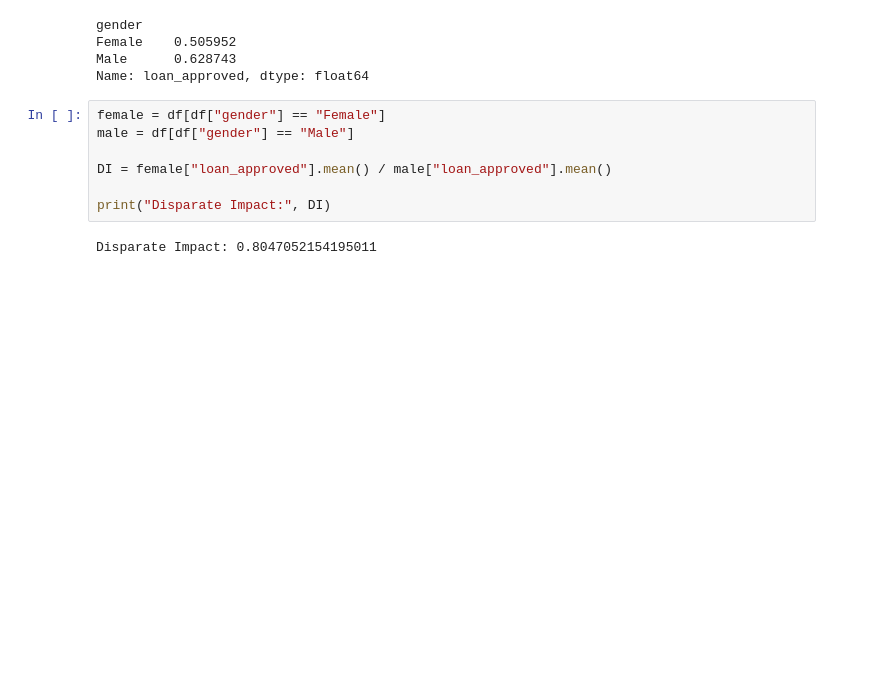
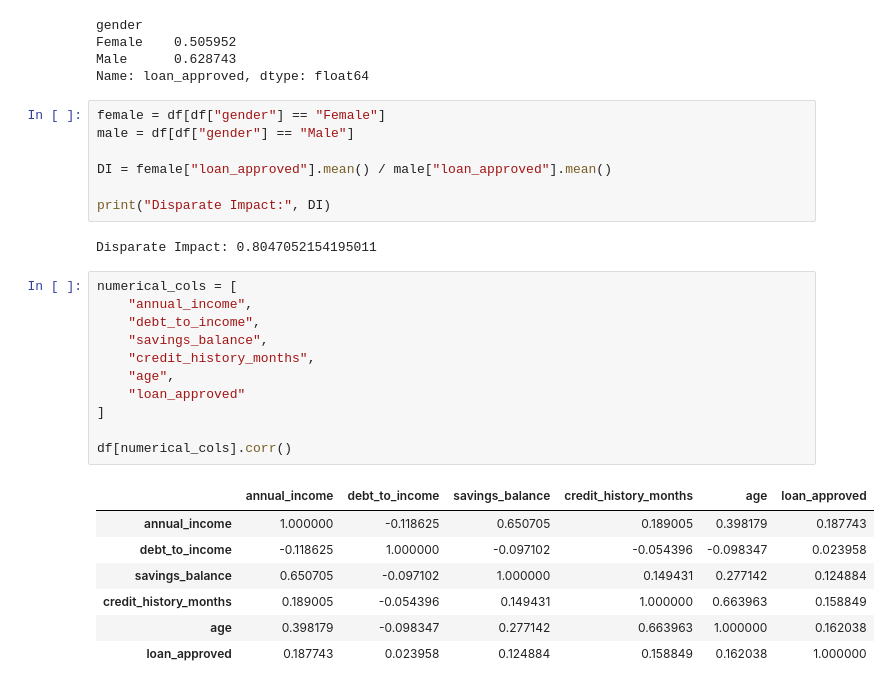
Before and after one commit to JonasKnosp/dego-project-team11-TXC, a Jupyter notebook: notebooks/02-bias-analysis.ipynb, the cells around one changed output. Cells and saved outputs as stored; diff of their text form; blank space fills up the shorter version.

```diff
--- a/notebooks/02-bias-analysis.ipynb
+++ b/notebooks/02-bias-analysis.ipynb
@@ -41,3 +41,22 @@ DI = female["loan_approved"].mean() / male["loan_approved"].mean()
 print("Disparate Impact:", DI)
 # %% [output]
 Disparate Impact: 0.8047052154195011
+# %%
+numerical_cols = [
+    "annual_income",
+    "debt_to_income",
+    "savings_balance",
+    "credit_history_months",
+    "age",
+    "loan_approved"
+]
+
+df[numerical_cols].corr()
+# %% [output]
+|  | annual_income | debt_to_income | savings_balance | credit_history_months | age | loan_approved |
+| annual_income | 1.000000 | -0.118625 | 0.650705 | 0.189005 | 0.398179 | 0.187743 |
+| debt_to_income | -0.118625 | 1.000000 | -0.097102 | -0.054396 | -0.098347 | 0.023958 |
+| savings_balance | 0.650705 | -0.097102 | 1.000000 | 0.149431 | 0.277142 | 0.124884 |
+| credit_history_months | 0.189005 | -0.054396 | 0.149431 | 1.000000 | 0.663963 | 0.158849 |
+| age | 0.398179 | -0.098347 | 0.277142 | 0.663963 | 1.000000 | 0.162038 |
+| loan_approved | 0.187743 | 0.023958 | 0.124884 | 0.158849 | 0.162038 | 1.000000 |
```
Also changed, not shown: parts of 1 cell of this notebook.
